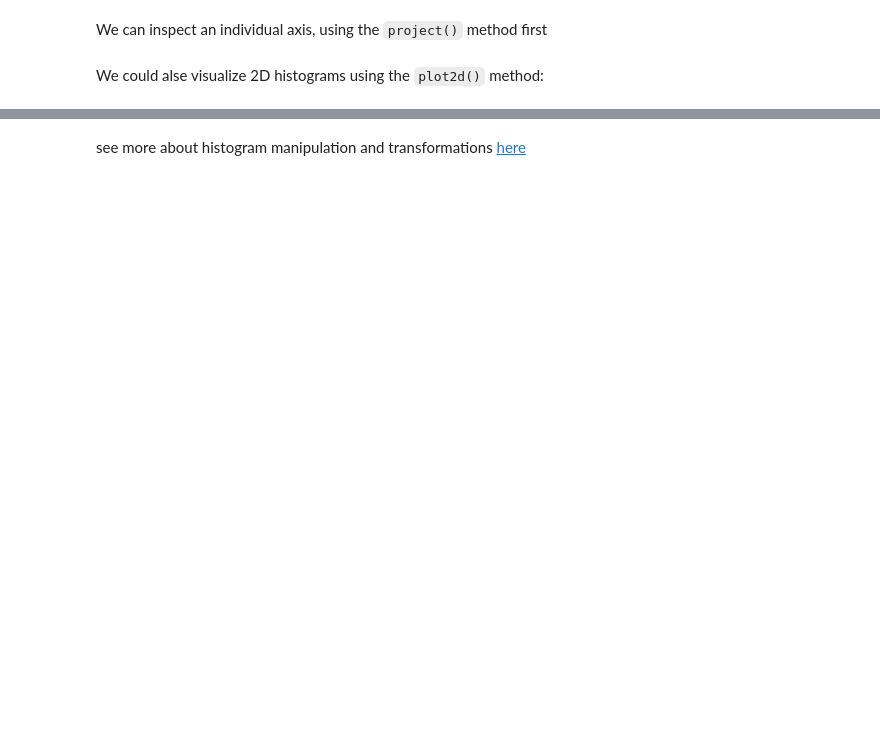
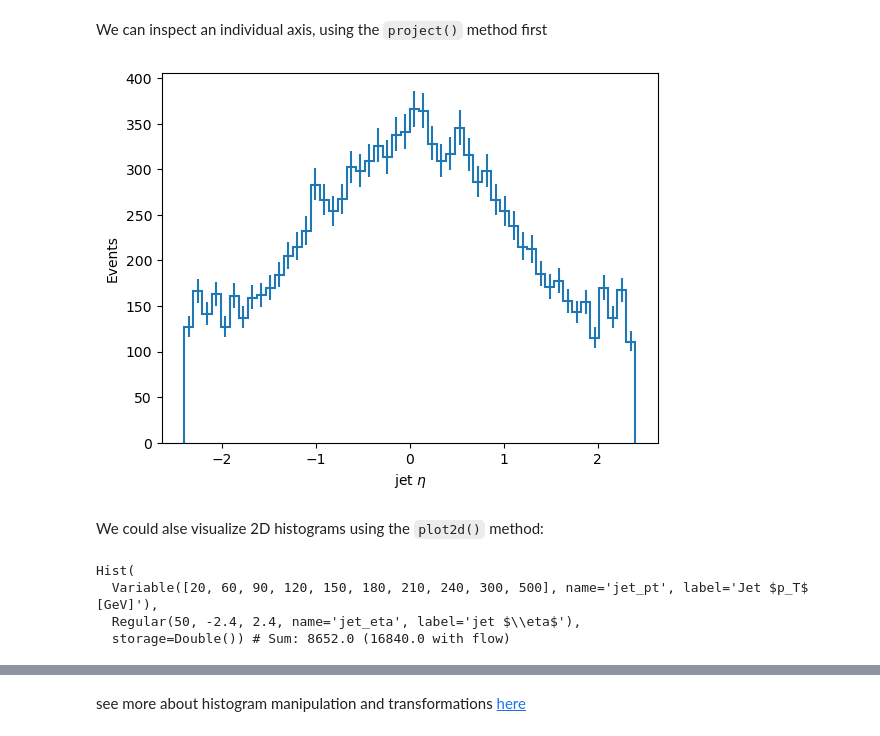
Before and after one commit to deoache/skhep_tutorial, a Jupyter notebook: 1_tutorial.ipynb, the cells around one changed output, grey strips where cells are left out. Cells and saved outputs as stored; diff of their text form; code cells hidden in the pictures; blank space fills up the shorter version.

```diff
--- a/1_tutorial.ipynb
+++ b/1_tutorial.ipynb
@@ -185,9 +338,19 @@ jet_histogram
 We can inspect an individual axis, using the `project()` method first
 # %%
 # project into an axis
+jet_histogram.project("jet_eta").plot1d()
+plt.ylabel("Events");
+# %% [output]
+[figure, added]
 # %% [markdown]
 We could alse visualize 2D histograms using the `plot2d()` method:
 # %%
 # select all entries for the first two axis
+jet_histogram[:, :, sum]
+# %% [output]
+Hist(
+  Variable([20, 60, 90, 120, 150, 180, 210, 240, 300, 500], name='jet_pt', label='Jet $p_T$ [GeV]'),
+  Regular(50, -2.4, 2.4, name='jet_eta', label='jet $\\eta$'),
+  storage=Double()) # Sum: 8652.0 (16840.0 with flow)
 # %%
 # plot 2D histogram
```
Also changed, not shown: parts of 29 cells of this notebook.
